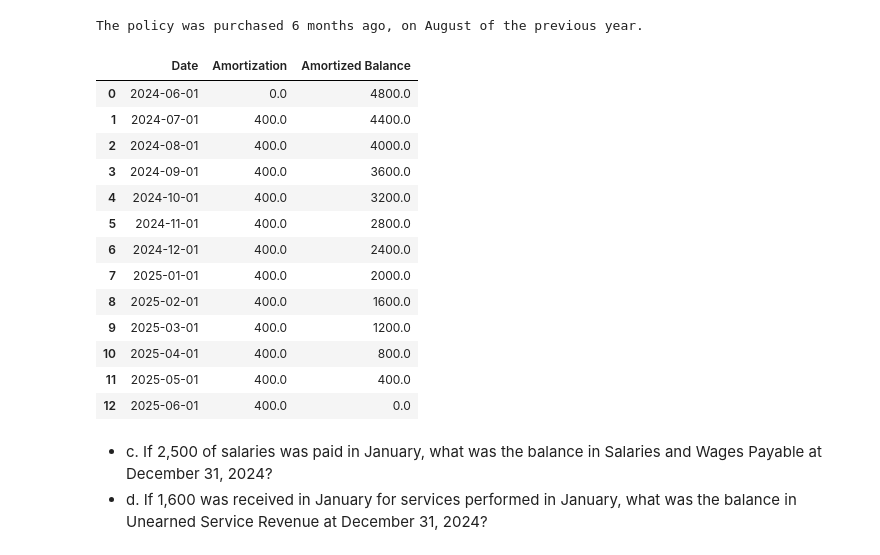
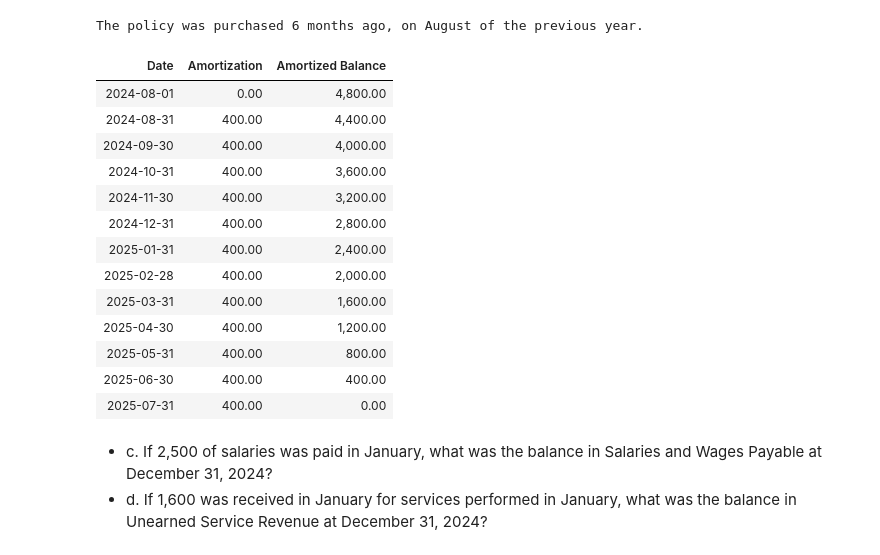
Before and after one commit to ekmartinez/Accounting, a Jupyter notebook: 01_The_Accounting_Information_System/01_The_Accounting_Information_System_Exercises.ipynb, the cells around one changed output. Saved outputs shown, nothing was run; the diff lists cells and outputs as text; code cells hidden in the pictures.

```diff
--- a/01_The_Accounting_Information_System/01_The_Accounting_Information_System_Exercises.ipynb
+++ b/01_The_Accounting_Information_System/01_The_Accounting_Information_System_Exercises.ipynb
@@ -842,22 +842,23 @@ print(f"The policy was purchased {months:.0f} months ago, on August of the previ
 The policy was purchased 6 months ago, on August of the previous year.
 # %%
 
-asset_amortization("2024-06-01", 12, 4800, "MS")
+df = asset_amortization("2024-08-01", 12, 4800, "ME")
+display(HTML(format_amortization_table(df).to_html(index=False)))
 # %% [output]
-|  | Date | Amortization | Amortized Balance |
-| 0 | 2024-06-01 | 0.0 | 4800.0 |
-| 1 | 2024-07-01 | 400.0 | 4400.0 |
-| 2 | 2024-08-01 | 400.0 | 4000.0 |
-| 3 | 2024-09-01 | 400.0 | 3600.0 |
-| 4 | 2024-10-01 | 400.0 | 3200.0 |
-| 5 | 2024-11-01 | 400.0 | 2800.0 |
-| 6 | 2024-12-01 | 400.0 | 2400.0 |
-| 7 | 2025-01-01 | 400.0 | 2000.0 |
-| 8 | 2025-02-01 | 400.0 | 1600.0 |
-| 9 | 2025-03-01 | 400.0 | 1200.0 |
-| 10 | 2025-04-01 | 400.0 | 800.0 |
-| 11 | 2025-05-01 | 400.0 | 400.0 |
-| 12 | 2025-06-01 | 400.0 | 0.0 |
+| Date | Amortization | Amortized Balance |
+| 2024-08-01 | 0.00 | 4,800.00 |
+| 2024-08-31 | 400.00 | 4,400.00 |
+| 2024-09-30 | 400.00 | 4,000.00 |
+| 2024-10-31 | 400.00 | 3,600.00 |
+| 2024-11-30 | 400.00 | 3,200.00 |
+| 2024-12-31 | 400.00 | 2,800.00 |
+| 2025-01-31 | 400.00 | 2,400.00 |
+| 2025-02-28 | 400.00 | 2,000.00 |
+| 2025-03-31 | 400.00 | 1,600.00 |
+| 2025-04-30 | 400.00 | 1,200.00 |
+| 2025-05-31 | 400.00 | 800.00 |
+| 2025-06-30 | 400.00 | 400.00 |
+| 2025-07-31 | 400.00 | 0.00 |
 # %% [markdown]
 - c. If 2,500 of salaries was paid in January, what was the balance in Salaries and Wages Payable at December 31, 2024?
 - d. If 1,600 was received in January for services performed in January, what was the balance in Unearned Service Revenue at December 31, 2024?
```
Also changed, not shown: parts of 1 cell of this notebook.
